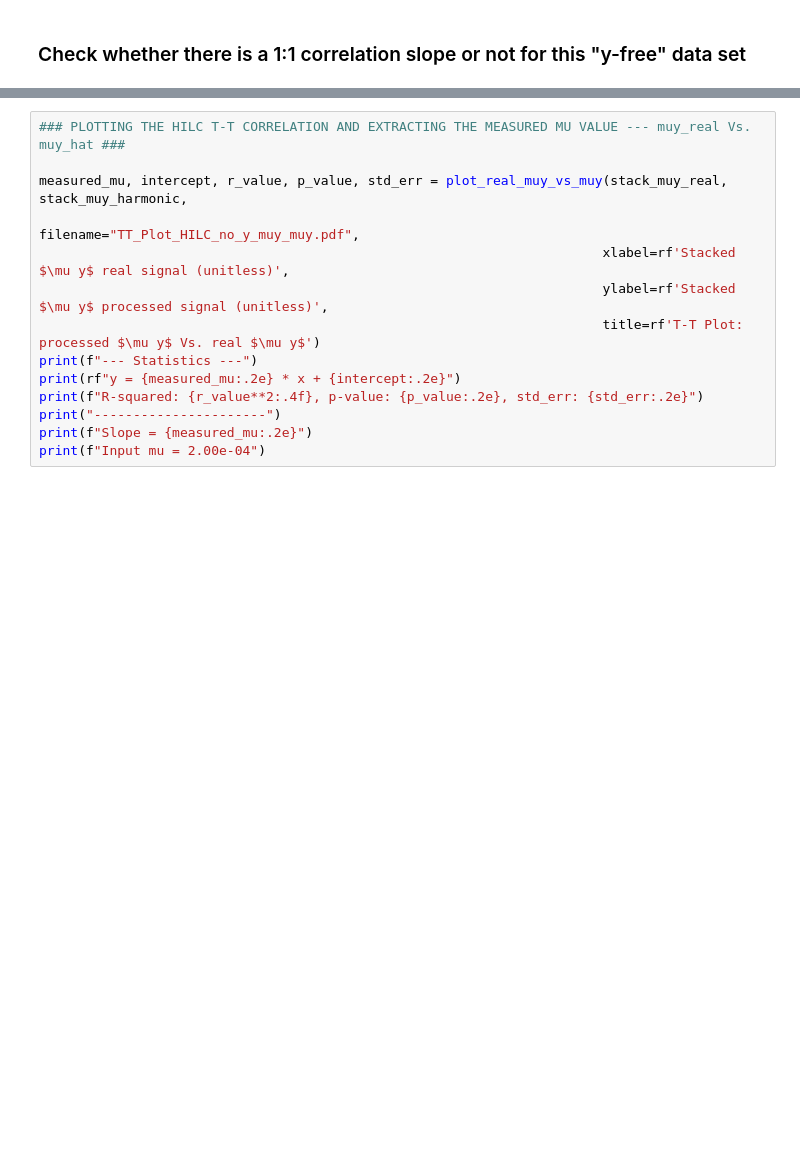
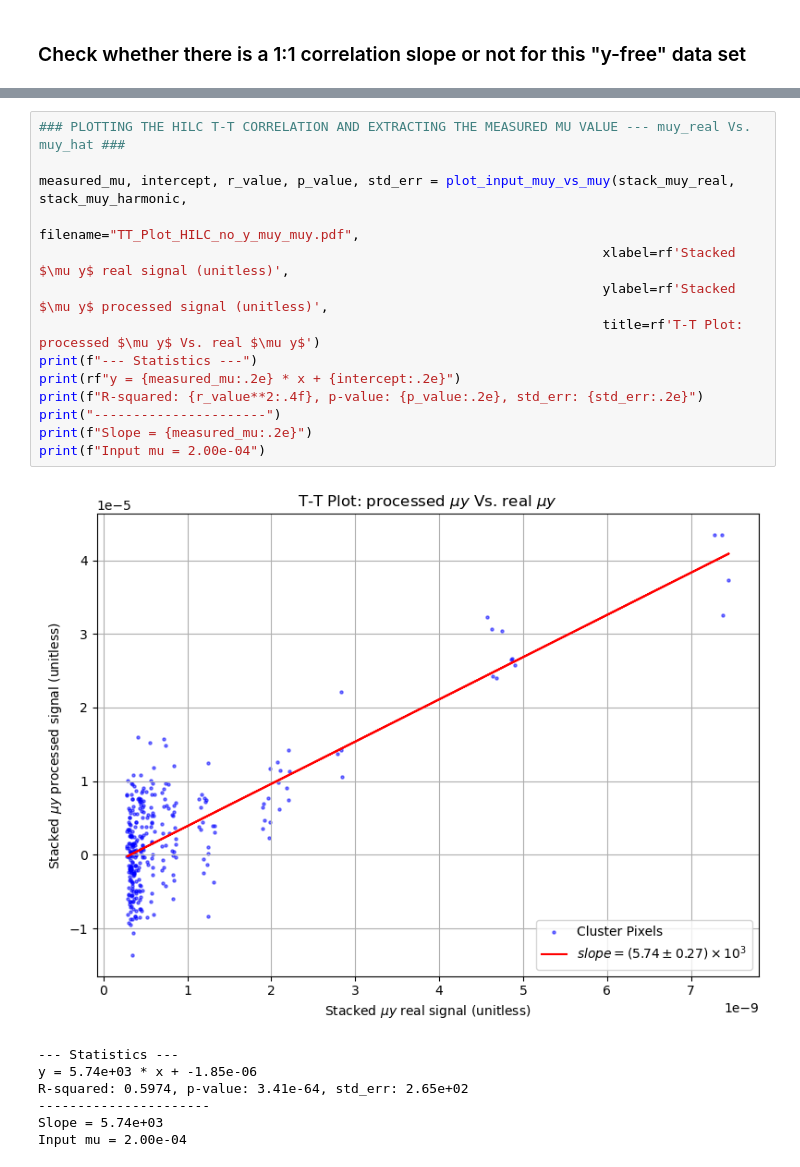
Before and after one commit to JoanRibotOliver/TFM, a Jupyter notebook: Code/ILC_no_y_0.2muK.ipynb, the cells around one changed output, grey strips where cells are left out. Drawn from its saved outputs; the diff is of its cells as text; blank space fills up the shorter version.

```diff
--- a/Code/ILC_no_y_0.2muK.ipynb
+++ b/Code/ILC_no_y_0.2muK.ipynb
@@ -918,16 +1145,24 @@ print(f"Input mu = 2.00e-04")
 # %%
 ### PLOTTING THE HILC T-T CORRELATION AND EXTRACTING THE MEASURED MU VALUE --- muy_real Vs. muy_hat ###
 
-measured_mu, intercept, r_value, p_value, std_err = plot_real_muy_vs_muy(stack_muy_real, stack_muy_harmonic,
+measured_mu, intercept, r_value, p_value, std_err = plot_input_muy_vs_muy(stack_muy_real, stack_muy_harmonic,
                                                                         filename="TT_Plot_HILC_no_y_muy_muy.pdf",
                                                                         xlabel=rf'Stacked $\mu y$ real signal (unitless)',
                                                                         ylabel=rf'Stacked $\mu y$ processed signal (unitless)',
                                                                         title=rf'T-T Plot: processed $\mu y$ Vs. real $\mu y$')
 print(f"--- Statistics ---")
 print(rf"y = {measured_mu:.2e} * x + {intercept:.2e}")
 print(f"R-squared: {r_value**2:.4f}, p-value: {p_value:.2e}, std_err: {std_err:.2e}")
 print("----------------------")
 print(f"Slope = {measured_mu:.2e}")
 print(f"Input mu = 2.00e-04")
+# %% [output]
+[figure, added]
+--- Statistics ---
+y = 5.74e+03 * x + -1.85e-06
+R-squared: 0.5974, p-value: 3.41e-64, std_err: 2.65e+02
+----------------------
+Slope = 5.74e+03
+Input mu = 2.00e-04
 # %%
 print(mu)
```
Also changed, not shown: parts of 24 cells of this notebook, 38 other files.
